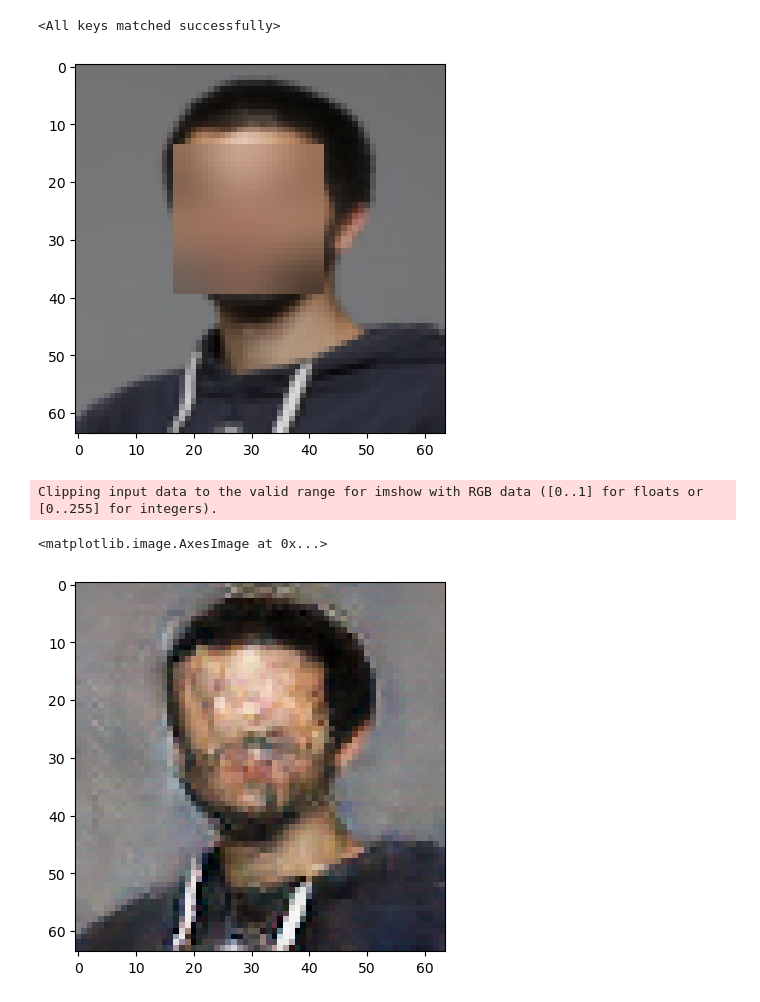
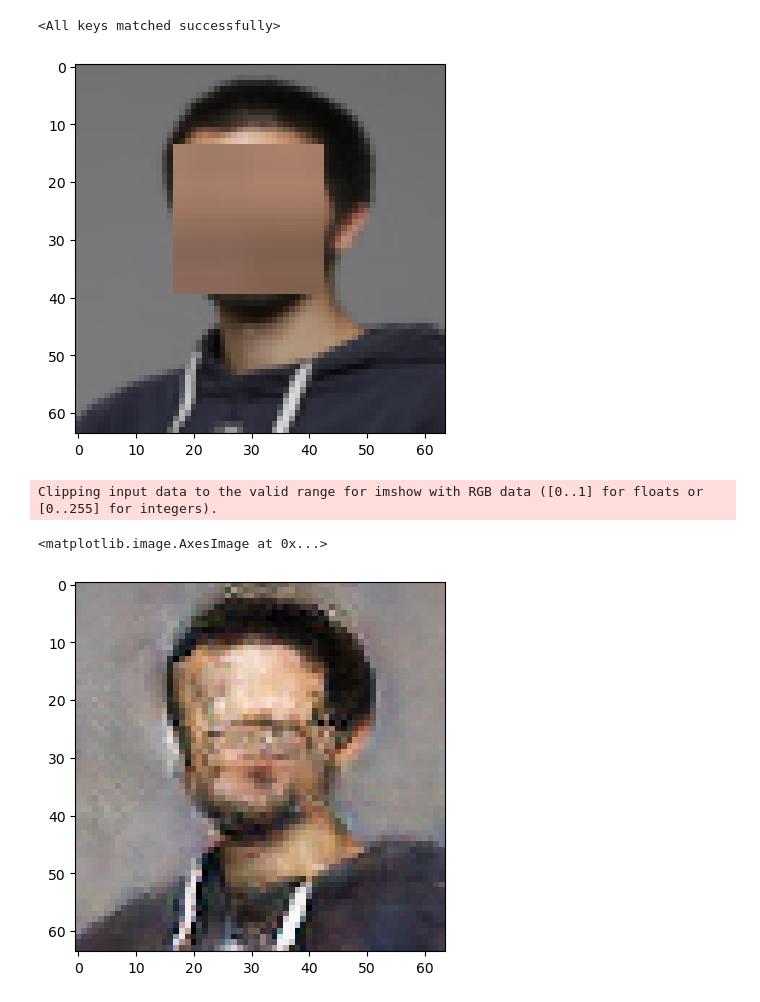
Before and after one commit to lovroglogar/du2_projekt, a Jupyter notebook: reconstruct.ipynb, the cells around one changed output. Saved outputs shown, nothing was run; the diff lists cells and outputs as text; code cells hidden in the pictures.

```diff
--- a/reconstruct.ipynb
+++ b/reconstruct.ipynb
@@ -33,39 +33,39 @@ face_detection = mp_face_detection.FaceDetection(model_selection=0, min_detectio
 import torchvision
 def prepare_image(img_path="lovro_mrcelja.jpg"):
     img = cv2.imread(img_path)
     trans = torchvision.transforms.Compose([torchvision.transforms.Resize((64, 64))])
     img = np.array(trans(Image.fromarray(img)))
     H, W, _ = img.shape
 
     img_rgb = cv2.cvtColor(img, cv2.COLOR_BGR2RGB)
     out = face_detection.process(img_rgb)
 
     if out.detections is not None:
         for detection in out.detections:
             location_data = detection.location_data
             bbox = location_data.relative_bounding_box
 
             x1, y1, w, h = bbox.xmin, bbox.ymin, bbox.width, bbox.height
 
             x1 = int(x1 * W)
             y1 = int(y1 * H)
             w = int(w * W)
             h = int(h * H)
 
             # print(x1, y1, w, h)
 
-            img_rgb[y1:y1 + h, x1:x1 + w, :] = cv2.GaussianBlur(img_rgb[y1:y1 + h, x1:x1 + w, :], (25, 25), 0)
+            img_rgb[y1:y1 + h, x1:x1 + w, :] = cv2.blur(img_rgb[y1:y1 + h, x1:x1 + w, :], (25, 25))
 
     z = torchvision.transforms.ToTensor()(img_rgb)
     imshow(z.permute(1,2,0))
     return z
 z = prepare_image()
 # %% [output]
-[figure, old version]
+[figure, new version]
 # %%
 x = gen_x(z)
 imshow(x.detach().permute(1,2,0))
 # %% [output]
 Clipping input data to the valid range for imshow with RGB data ([0..1] for floats or [0..255] for integers).
 <matplotlib.image.AxesImage at 0x...>
-[figure, old version]
+[figure, new version]
```
Also changed, not shown: 3 other files.
